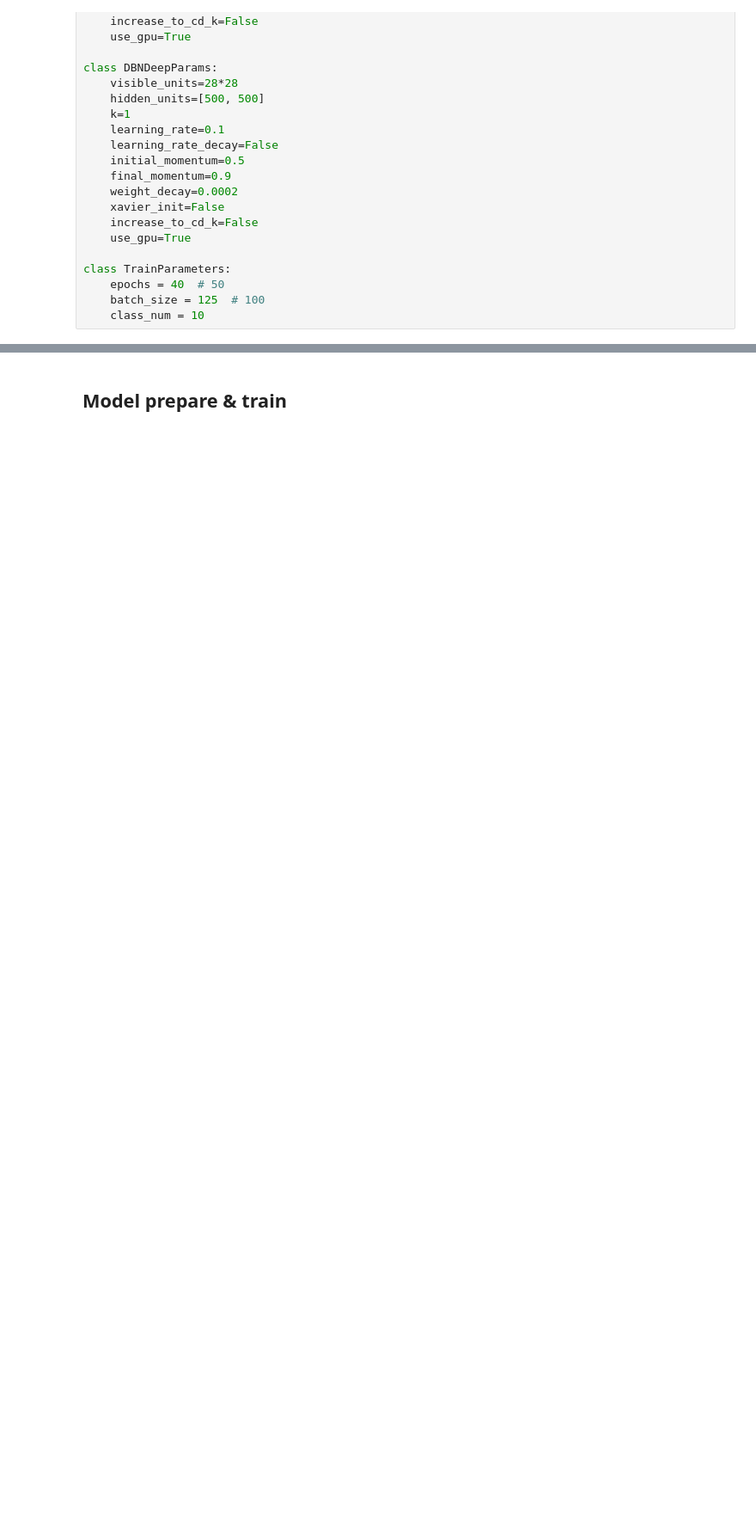
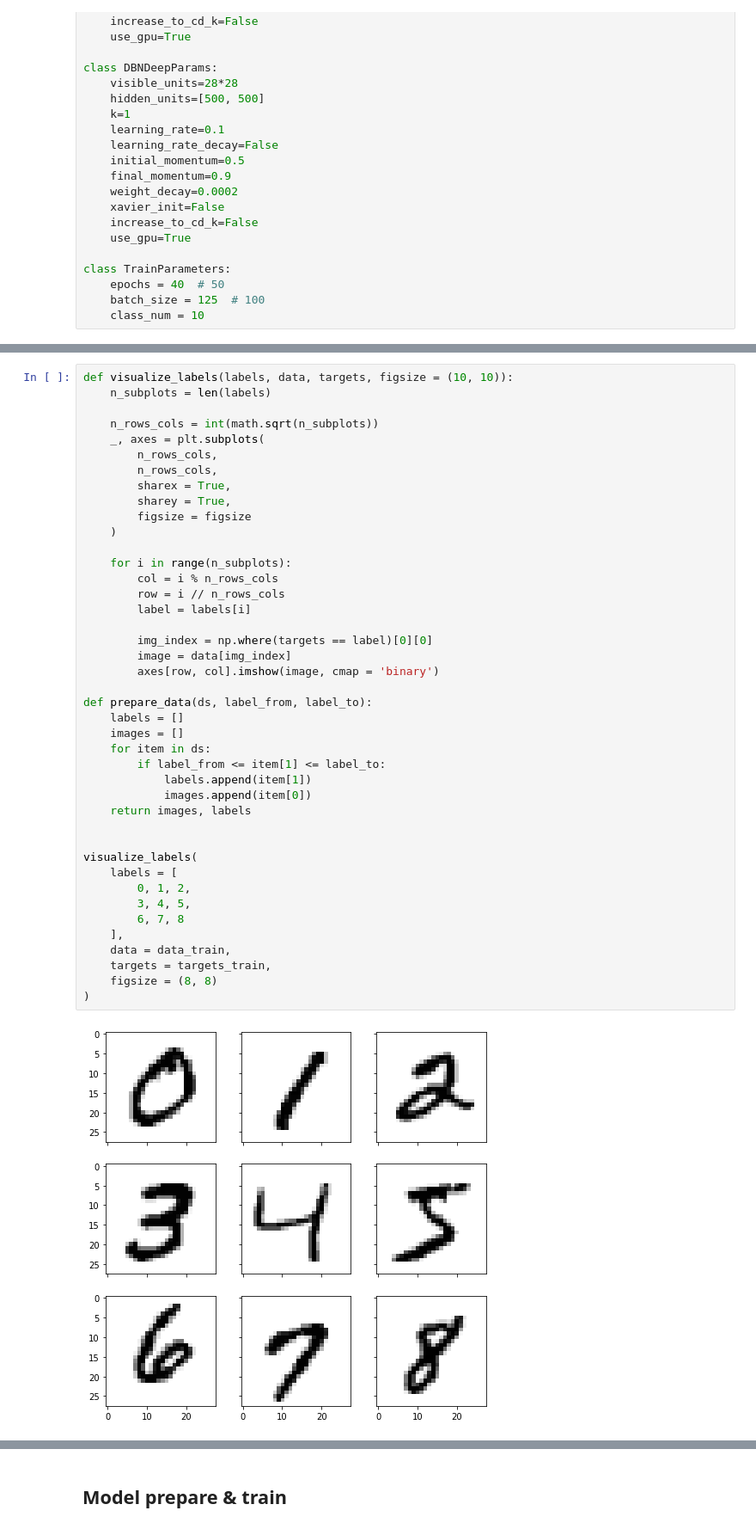
Before and after one commit to PashaIanko/RestrictedBolzmannMachine, a Jupyter notebook: Project remaster.ipynb, the cells around one changed output, grey strips where cells are left out. Shown at 86% size. Saved outputs shown, nothing was run; the diff lists cells and outputs as text; blank space fills up the shorter version.

```diff
--- a/Project remaster.ipynb
+++ b/Project remaster.ipynb
@@ -80,0 +109,44 @@ class TrainParameters:
+# %%
+def visualize_labels(labels, data, targets, figsize = (10, 10)):
+    n_subplots = len(labels)
+
+    n_rows_cols = int(math.sqrt(n_subplots))
+    _, axes = plt.subplots(
+        n_rows_cols,
+        n_rows_cols,
+        sharex = True,
+        sharey = True,
+        figsize = figsize
+    )
+
+    for i in range(n_subplots):
+        col = i % n_rows_cols
+        row = i // n_rows_cols
+        label = labels[i]
+
+        img_index = np.where(targets == label)[0][0]
+        image = data[img_index]
+        axes[row, col].imshow(image, cmap = 'binary')
+
+def prepare_data(ds, label_from, label_to):
+    labels = []
+    images = []
+    for item in ds:
+        if label_from <= item[1] <= label_to:
+            labels.append(item[1])
+            images.append(item[0])
+    return images, labels
+
+
+visualize_labels(
+    labels = [
+        0, 1, 2,
+        3, 4, 5,
+        6, 7, 8
+    ],
+    data = data_train,
+    targets = targets_train,
+    figsize = (8, 8)
+)
+# %% [output]
+[figure, added]
```
Also changed, not shown: parts of 6 cells of this notebook.
